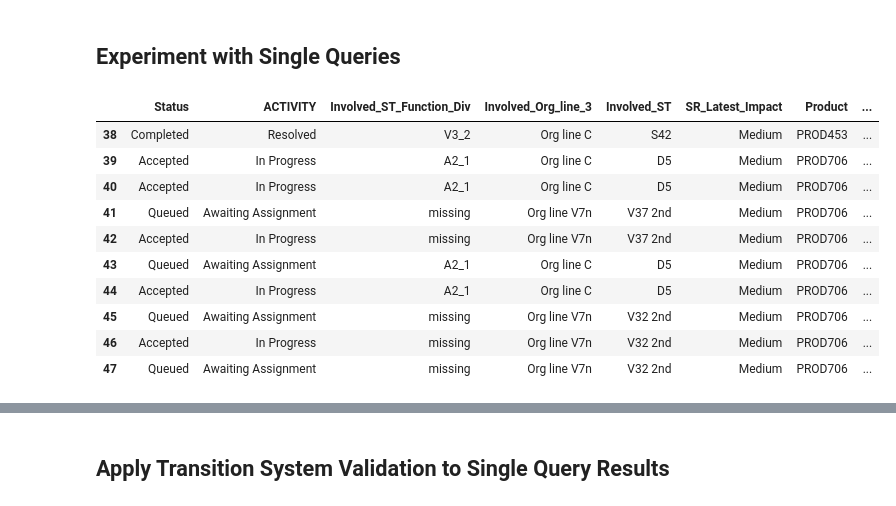
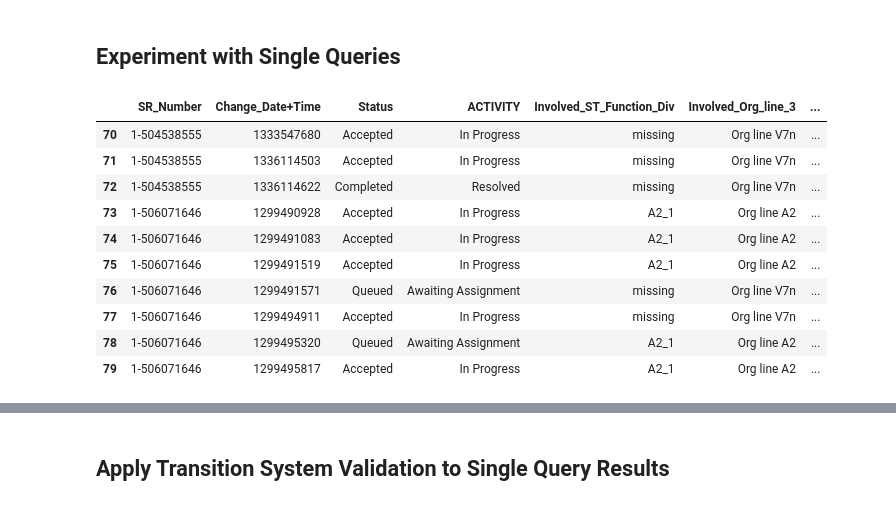
Before and after one commit to herozero777/explainable-prescriptive-analytics, a Jupyter notebook: src/02_DiCE_kpi-time.ipynb, the cells around one changed output, grey strips where cells are left out. Drawn from its saved outputs; the diff is of its cells as text; code cells hidden in the pictures.

```diff
--- a/src/02_DiCE_kpi-time.ipynb
+++ b/src/02_DiCE_kpi-time.ipynb
@@ -56,5 +80,5 @@ len(df_train)
 # %%
-df_train = df_train[:10_000]  # 31_289
+df_train = df_train[:20_000]  # 31_289
 # df_test = df_test[: 19_041]
 print(f"Rows in df_train: {len(df_train)}")
 df_train.info()
@@ -187,21 +183,21 @@ valid_resources = activity_n_resources(df_train, ["ACTIVITY", "Involved_ST_Funct
 # %% [markdown]
 ## Experiment with Single Queries
 # %%
-sidx = 38
-eidx = 48
+sidx = 70
+eidx = 80
 
-X_train[sidx: eidx]
+df_train[sidx: eidx]
 # df_train[sidx: eidx]
 # %% [output]
-|  | Status | ACTIVITY | Involved_ST_Function_Div | Involved_Org_line_3 | Involved_ST | SR_Latest_Impact | Product | ... |
-| 38 | Completed | Resolved | V3_2 | Org line C | S42 | Medium | PROD453 | ... |
-| 39 | Accepted | In Progress | A2_1 | Org line C | D5 | Medium | PROD706 | ... |
-| 40 | Accepted | In Progress | A2_1 | Org line C | D5 | Medium | PROD706 | ... |
-| 41 | Queued | Awaiting Assignment | missing | Org line V7n | V37 2nd | Medium | PROD706 | ... |
-| 42 | Accepted | In Progress | missing | Org line V7n | V37 2nd | Medium | PROD706 | ... |
-| 43 | Queued | Awaiting Assignment | A2_1 | Org line C | D5 | Medium | PROD706 | ... |
-| 44 | Accepted | In Progress | A2_1 | Org line C | D5 | Medium | PROD706 | ... |
-| 45 | Queued | Awaiting Assignment | missing | Org line V7n | V32 2nd | Medium | PROD706 | ... |
-| 46 | Accepted | In Progress | missing | Org line V7n | V32 2nd | Medium | PROD706 | ... |
-| 47 | Queued | Awaiting Assignment | missing | Org line V7n | V32 2nd | Medium | PROD706 | ... |
+|  | SR_Number | Change_Date+Time | Status | ACTIVITY | Involved_ST_Function_Div | Involved_Org_line_3 | ... |
+| 70 | 1-504538555 | 1333547680 | Accepted | In Progress | missing | Org line V7n | ... |
+| 71 | 1-504538555 | 1336114503 | Accepted | In Progress | missing | Org line V7n | ... |
+| 72 | 1-504538555 | 1336114622 | Completed | Resolved | missing | Org line V7n | ... |
+| 73 | 1-506071646 | 1299490928 | Accepted | In Progress | A2_1 | Org line A2 | ... |
+| 74 | 1-506071646 | 1299491083 | Accepted | In Progress | A2_1 | Org line A2 | ... |
+| 75 | 1-506071646 | 1299491519 | Accepted | In Progress | A2_1 | Org line A2 | ... |
+| 76 | 1-506071646 | 1299491571 | Queued | Awaiting Assignment | missing | Org line V7n | ... |
+| 77 | 1-506071646 | 1299494911 | Accepted | In Progress | missing | Org line V7n | ... |
+| 78 | 1-506071646 | 1299495320 | Queued | Awaiting Assignment | A2_1 | Org line A2 | ... |
+| 79 | 1-506071646 | 1299495817 | Accepted | In Progress | A2_1 | Org line A2 | ... |
 # %%
```
Also changed, not shown: parts of 21 cells of this notebook, 2 other files.
